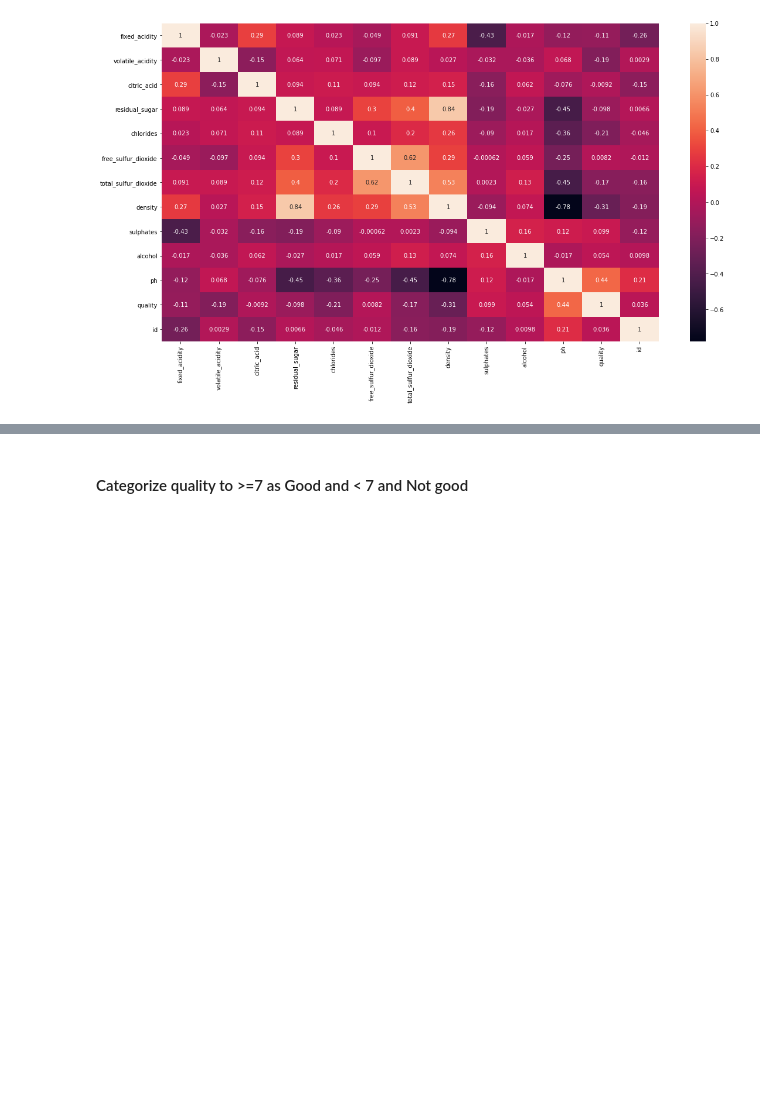
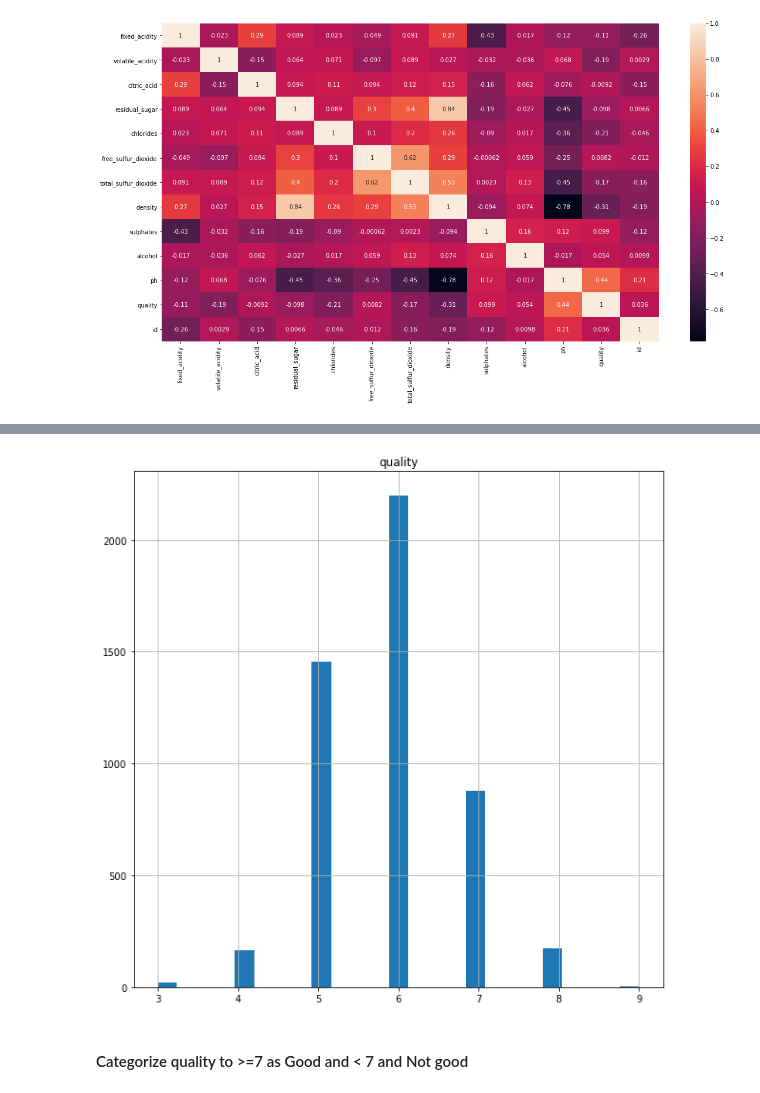
Before and after one commit to Qian8988/Final-Project-Team-7, a Jupyter notebook: all_models_EDA.ipynb, the cells around one changed output, grey strips where cells are left out. Drawn from its saved outputs; the diff is of its cells as text; code cells hidden in the pictures; blank space fills up the shorter version.

```diff
--- a/all_models_EDA.ipynb
+++ b/all_models_EDA.ipynb
@@ -124,3 +141,9 @@ plt.show()
+# %%
+white_df.hist(bins=25,figsize=(10,10),column=['quality'])
+# display histogram
+plt.show()
+# %% [output]
+[figure, added]
 # %% [markdown]
 #### Categorize quality to >=7 as Good and < 7 and Not good
 # %%
```
Also changed, not shown: parts of 14 cells of this notebook, 2 other files.
